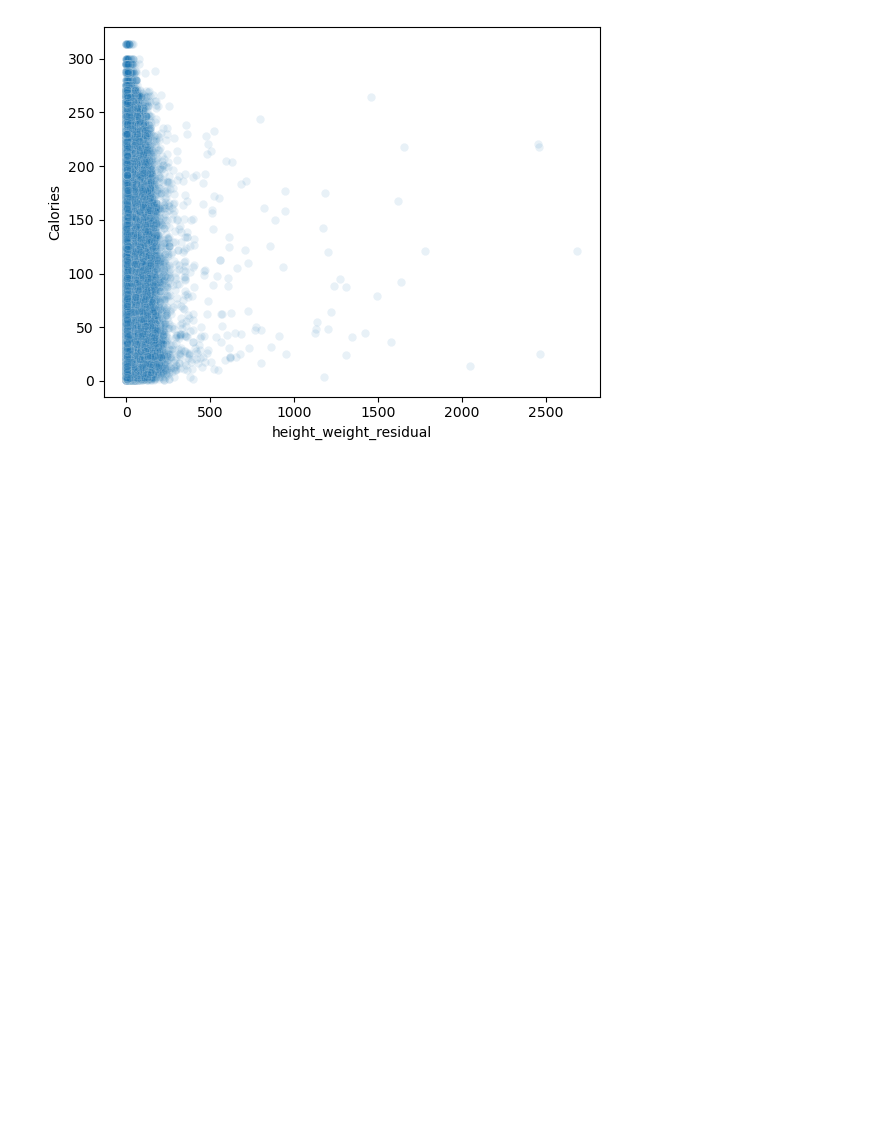
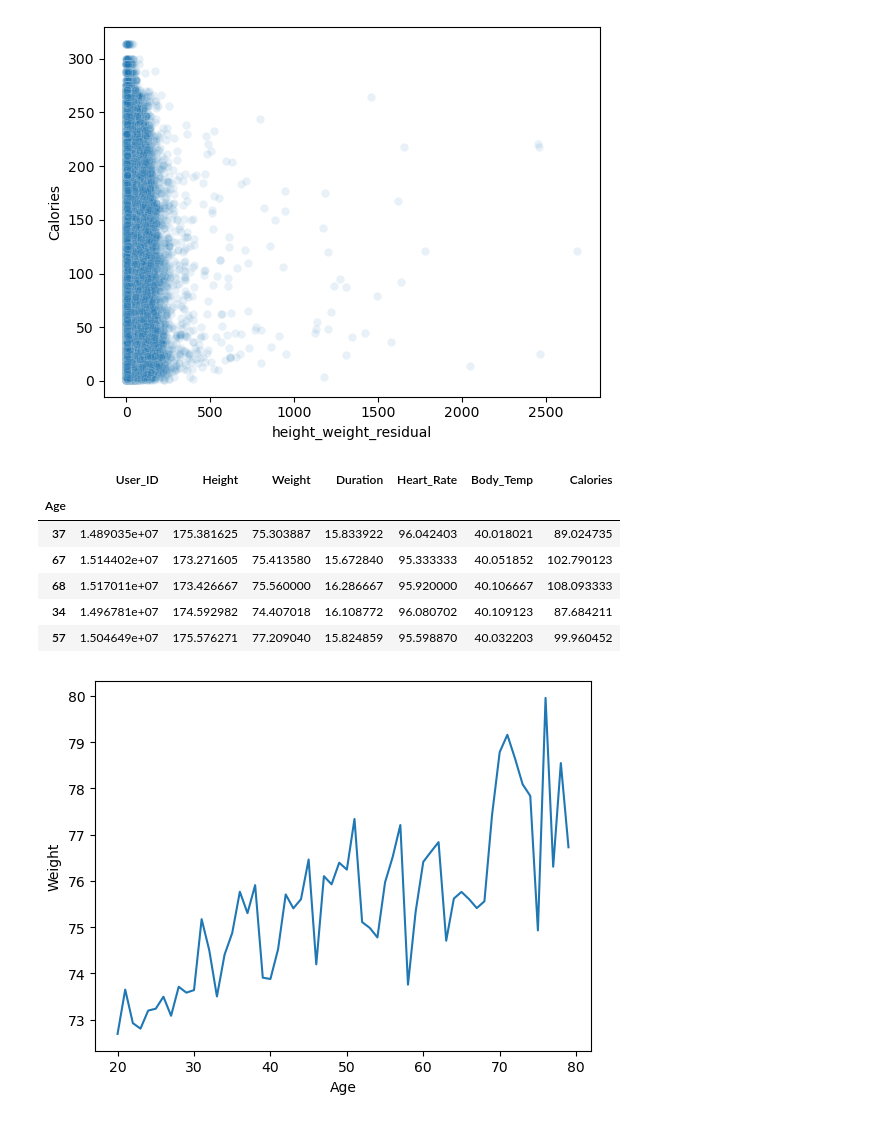
Before and after one commit to richardjana/kaggle, a Jupyter notebook: Playground_Series_5_05--Predict_Calorie_Expenditure/data_analysis.ipynb, the cells around one changed output. Drawn from its saved outputs; the diff is of its cells as text; code cells hidden in the pictures; blank space fills up the shorter version.

Commit message:
created plots for kaggle discussion

```diff
--- a/Playground_Series_5_05--Predict_Calorie_Expenditure/data_analysis.ipynb
+++ b/Playground_Series_5_05--Predict_Calorie_Expenditure/data_analysis.ipynb
@@ -103,3 +104,21 @@ plt.yscale('log')
 sc = sns.scatterplot(data=data_train, x='height_weight_residual', y=TARGET_COL, alpha=0.1)
 # %% [output]
 [figure]
+# %%
+# plots for kaggle discussion:
+data_orig = pd.read_csv('calories.csv')
+
+col = 'Age'
+df_mean = data_orig.groupby([col]).mean()
+#df_mean.sort_values(by=TARGET_COL, inplace=True)
+lp = sns.lineplot(data=df_mean, x=col, y='Weight')
+df_mean.sample(5)
+# %% [output]
+|  | User_ID | Height | Weight | Duration | Heart_Rate | Body_Temp | Calories |
+| Age |  |  |  |  |  |  |  |
+| 37 | 1.489035e+07 | 175.381625 | 75.303887 | 15.833922 | 96.042403 | 40.018021 | 89.024735 |
+| 67 | 1.514402e+07 | 173.271605 | 75.413580 | 15.672840 | 95.333333 | 40.051852 | 102.790123 |
+| 68 | 1.517011e+07 | 173.426667 | 75.560000 | 16.286667 | 95.920000 | 40.106667 | 108.093333 |
+| 34 | 1.496781e+07 | 174.592982 | 74.407018 | 16.108772 | 96.080702 | 40.109123 | 87.684211 |
+| 57 | 1.504649e+07 | 175.576271 | 77.209040 | 15.824859 | 95.598870 | 40.032203 | 99.960452 |
+[figure, added]
```
Also changed, not shown: parts of 3 cells of this notebook.
